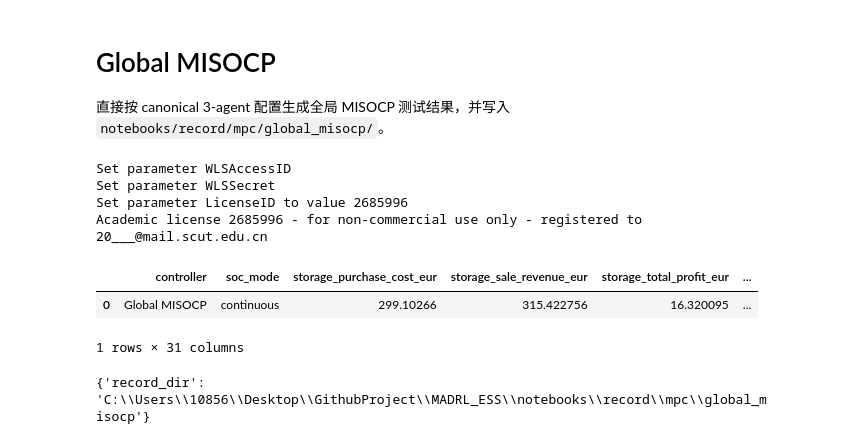
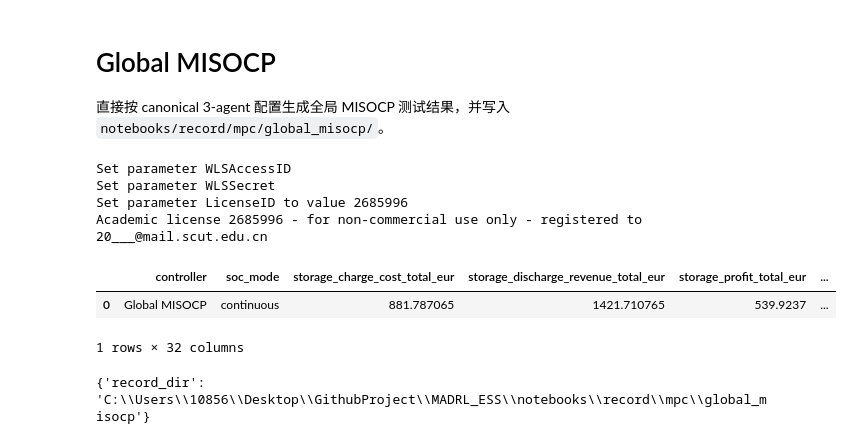
Before and after one commit to wenyuxin-00/MADRL_ESS, a Jupyter notebook: notebooks/madrl/global_MISOCP.ipynb, the cells around one changed output. Cells and saved outputs as stored; diff of their text form; code cells hidden in the pictures.

```diff
--- a/notebooks/madrl/global_MISOCP.ipynb
+++ b/notebooks/madrl/global_MISOCP.ipynb
@@ -32,24 +47,38 @@ from scripts.utils.torch_runtime import configure_torch_runtime
 # %%
 
 root = project_root()
-cfg = compose_experiment_config(forecast_type='perfect', data_dir=root / 'data', runtime_mode='performance', seed=0)
-apply_notebook_experiment_settings(cfg, prediction_mode='perfect', test_start_date=None, test_end_date=None, agent_profiles=None, agent_bus_ids=None, load_scale=None, pv_scale=None, future_horizon=None, battery_controls=None, forecast_controls=None, train_year=None, test_year=None)
-runtime_state = configure_torch_runtime(cfg, seed=cfg.runtime.seed)
-cfg.runtime.device = runtime_state.device
+window_cfg = compose_experiment_config(forecast_type='lstm', data_dir=root / 'data', runtime_mode='performance', seed=0)
+forecast_controls = get_mainline_forecast_controls(auto_train_missing=False)
+apply_notebook_experiment_settings(window_cfg, prediction_mode='normal', test_start_date=None, test_end_date=None, agent_profiles=None, agent_bus_ids=None, load_scale=None, pv_scale=None, future_horizon=int(forecast_controls['future_horizon']), battery_controls=None, forecast_controls=forecast_controls, train_year=None, test_year=None)
+window_cfg.forecast.auto_train_missing = False
+bootstrap_madrl_notebook_shared_data(window_cfg, root=root, notebook_path='notebooks/madrl/global_MISOCP.ipynb')
+comparison_window = resolve_comparison_episode_window(window_cfg)
+episode_start_timestamps = list(comparison_window['episode_start_timestamps'])
 
-rollout = collect_global_full_horizon_rollout(cfg, label='Global MISOCP')
-save_rollout_record(rollout, category='mpc', scheme_name='global_misocp', root=root, config_snapshot={'cfg_summary': summarize_experiment(cfg), 'prediction_mode': 'perfect'})
+misocp_solve_cfg = build_comparison_cfg(window_cfg, prediction_mode='perfect')
+misocp_solve_cfg.data.test_start_date = None
+misocp_solve_cfg.data.test_end_date = None
+misocp_episode_indices = resolve_episode_indices_for_start_timestamps(misocp_solve_cfg, episode_start_timestamps)
+runtime_state = configure_torch_runtime(misocp_solve_cfg, seed=misocp_solve_cfg.runtime.seed)
+misocp_solve_cfg.runtime.device = runtime_state.device
+rollout = collect_global_full_horizon_rollout(
+    misocp_solve_cfg,
+    label='Global MISOCP',
+    episode_indices=misocp_episode_indices,
+)
+misocp_window_meta = {'comparison_window_contract': COMPARISON_WINDOW_CONTRACT, 'episode_start_timestamps': episode_start_timestamps, 'backend_episode_indices': misocp_episode_indices}
+save_rollout_record(rollout, category='mpc', scheme_name='global_misocp', root=root, config_snapshot={'window_cfg_summary': summarize_experiment(window_cfg), 'solve_cfg_summary': summarize_experiment(misocp_solve_cfg), 'prediction_mode': 'perfect', **misocp_window_meta}, extra_meta=misocp_window_meta)
 metrics_df = compare_rollout_metrics(rollout)
 display(metrics_df)
 pprint({'record_dir': str(root / 'notebooks' / 'record' / 'mpc' / 'global_misocp')})
 # %% [output]
 Set parameter WLSAccessID
 Set parameter WLSSecret
 Set parameter LicenseID to value 2685996
 Academic license 2685996 - for non-commercial use only - registered to 20___@mail.scut.edu.cn
-|  | controller | soc_mode | storage_purchase_cost_eur | storage_sale_revenue_eur | storage_total_profit_eur | ... |
-| 0 | Global MISOCP | continuous | 299.10266 | 315.422756 | 16.320095 | ... |
+|  | controller | soc_mode | storage_charge_cost_total_eur | storage_discharge_revenue_total_eur | storage_profit_total_eur | ... |
+| 0 | Global MISOCP | continuous | 881.787065 | 1421.710765 | 539.9237 | ... |
-1 rows × 31 columns
+1 rows × 32 columns
 {'record_dir': 'C:\\Users\\10856\\Desktop\\GithubProject\\MADRL_ESS\\notebooks\\record\\mpc\\global_misocp'}
 # %%
 
```
Also changed, not shown: parts of 3 cells of this notebook, 53 other files.
